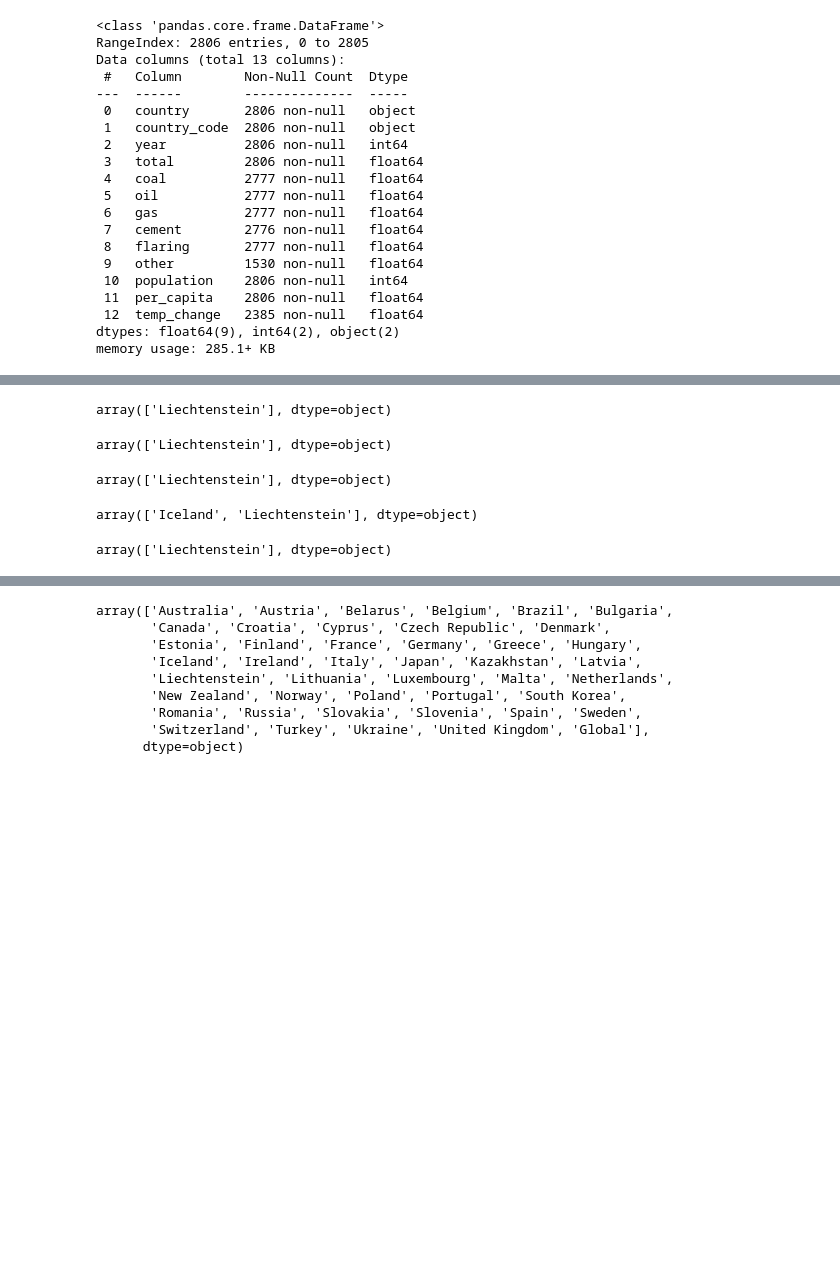
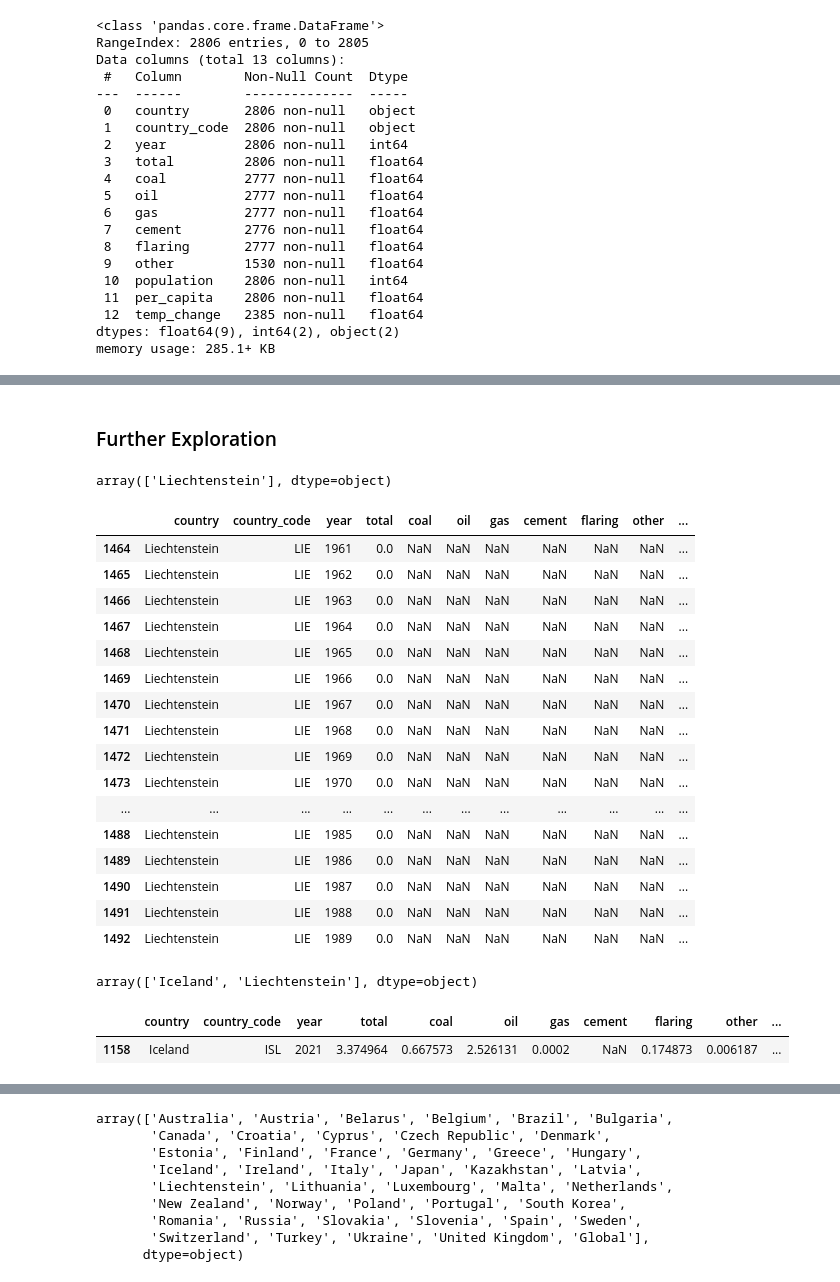
Before and after one commit to themountaintop/exploring_world_emissions, a Jupyter notebook: Processing/Emissions_ML.ipynb, the cells around one changed output, grey strips where cells are left out. Drawn from its saved outputs; the diff is of its cells as text; code cells hidden in the pictures; blank space fills up the shorter version.

Commit message:
Performed data exploration

```diff
--- a/Processing/Emissions_ML.ipynb
+++ b/Processing/Emissions_ML.ipynb
@@ -98 +64,3 @@ array(['Belarus', 'Belgium', 'Croatia', 'Czech Republic', 'Estonia',
+# %% [markdown]
+### Further Exploration
 # %%
@@ -99,12 +68,26 @@ array(['Belarus', 'Belgium', 'Croatia', 'Czech Republic', 'Estonia',
 df[df['coal'].isnull()]["country"].unique()
 # %% [output]
 array(['Liechtenstein'], dtype=object)
-# %%
-df[df['oil'].isnull()]["country"].unique()
-# %% [output]
-array(['Liechtenstein'], dtype=object)
-# %%
-df[df['gas'].isnull()]["country"].unique()
-# %% [output]
-array(['Liechtenstein'], dtype=object)
+# %%
+# It appears almost all of our missing values from coal, oil, gas, cement, and flaring are from Liechtenstein
+# Because there are too many values missing in these rows, we will drop them
+df[(df['country'] == 'Liechtenstein') & df['coal'].isnull() == True]
+# %% [output]
+|  | country | country_code | year | total | coal | oil | gas | cement | flaring | other | ... |
+| 1464 | Liechtenstein | LIE | 1961 | 0.0 | NaN | NaN | NaN | NaN | NaN | NaN | ... |
+| 1465 | Liechtenstein | LIE | 1962 | 0.0 | NaN | NaN | NaN | NaN | NaN | NaN | ... |
+| 1466 | Liechtenstein | LIE | 1963 | 0.0 | NaN | NaN | NaN | NaN | NaN | NaN | ... |
+| 1467 | Liechtenstein | LIE | 1964 | 0.0 | NaN | NaN | NaN | NaN | NaN | NaN | ... |
+| 1468 | Liechtenstein | LIE | 1965 | 0.0 | NaN | NaN | NaN | NaN | NaN | NaN | ... |
+| 1469 | Liechtenstein | LIE | 1966 | 0.0 | NaN | NaN | NaN | NaN | NaN | NaN | ... |
+| 1470 | Liechtenstein | LIE | 1967 | 0.0 | NaN | NaN | NaN | NaN | NaN | NaN | ... |
+| 1471 | Liechtenstein | LIE | 1968 | 0.0 | NaN | NaN | NaN | NaN | NaN | NaN | ... |
+| 1472 | Liechtenstein | LIE | 1969 | 0.0 | NaN | NaN | NaN | NaN | NaN | NaN | ... |
+| 1473 | Liechtenstein | LIE | 1970 | 0.0 | NaN | NaN | NaN | NaN | NaN | NaN | ... |
+| ... | ... | ... | ... | ... | ... | ... | ... | ... | ... | ... | ... |
+| 1488 | Liechtenstein | LIE | 1985 | 0.0 | NaN | NaN | NaN | NaN | NaN | NaN | ... |
+| 1489 | Liechtenstein | LIE | 1986 | 0.0 | NaN | NaN | NaN | NaN | NaN | NaN | ... |
+| 1490 | Liechtenstein | LIE | 1987 | 0.0 | NaN | NaN | NaN | NaN | NaN | NaN | ... |
+| 1491 | Liechtenstein | LIE | 1988 | 0.0 | NaN | NaN | NaN | NaN | NaN | NaN | ... |
+| 1492 | Liechtenstein | LIE | 1989 | 0.0 | NaN | NaN | NaN | NaN | NaN | NaN | ... |
 # %%
@@ -111,7 +95,9 @@ array(['Liechtenstein'], dtype=object)
 df[df['cement'].isnull()]["country"].unique()
 # %% [output]
 array(['Iceland', 'Liechtenstein'], dtype=object)
-# %%
-df[df['flaring'].isnull()]["country"].unique()
-# %% [output]
-array(['Liechtenstein'], dtype=object)
+# %%
+# The last missing value from cement is in Iceland 2021
+df[(df['country'] == 'Iceland') & (df['cement'].isnull() == True)]
+# %% [output]
+|  | country | country_code | year | total | coal | oil | gas | cement | flaring | other | ... |
+| 1158 | Iceland | ISL | 2021 | 3.374964 | 0.667573 | 2.526131 | 0.0002 | NaN | 0.174873 | 0.006187 | ... |
```
Also changed, not shown: parts of 22 cells of this notebook.
